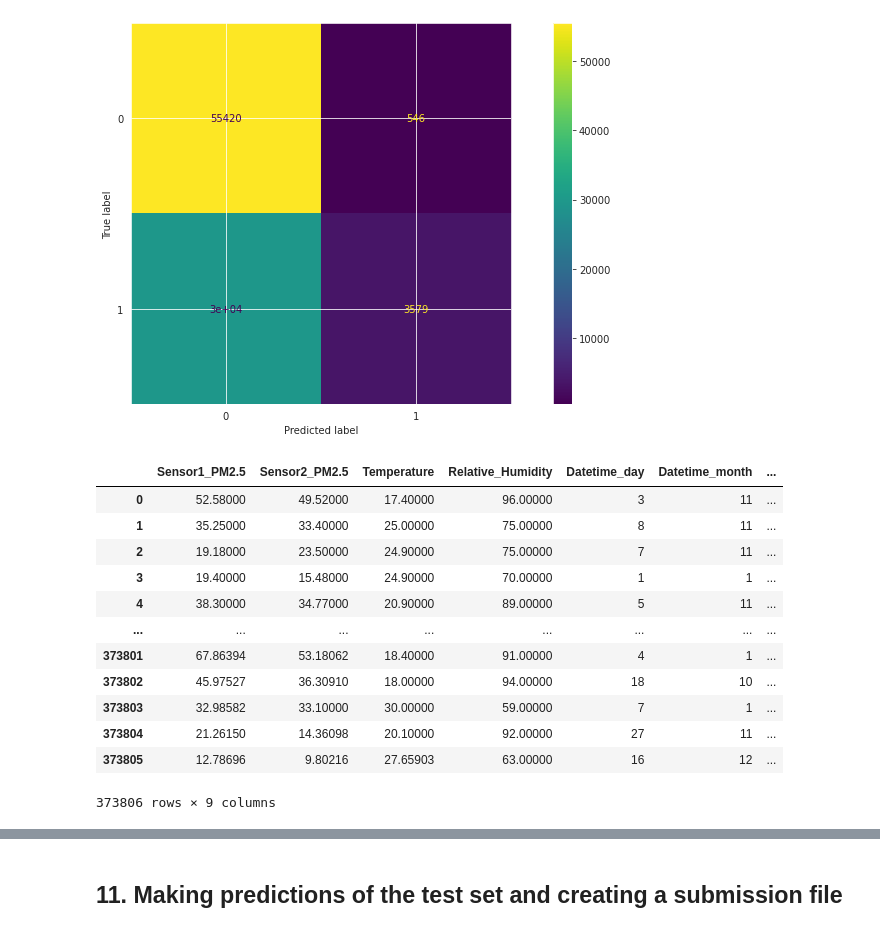
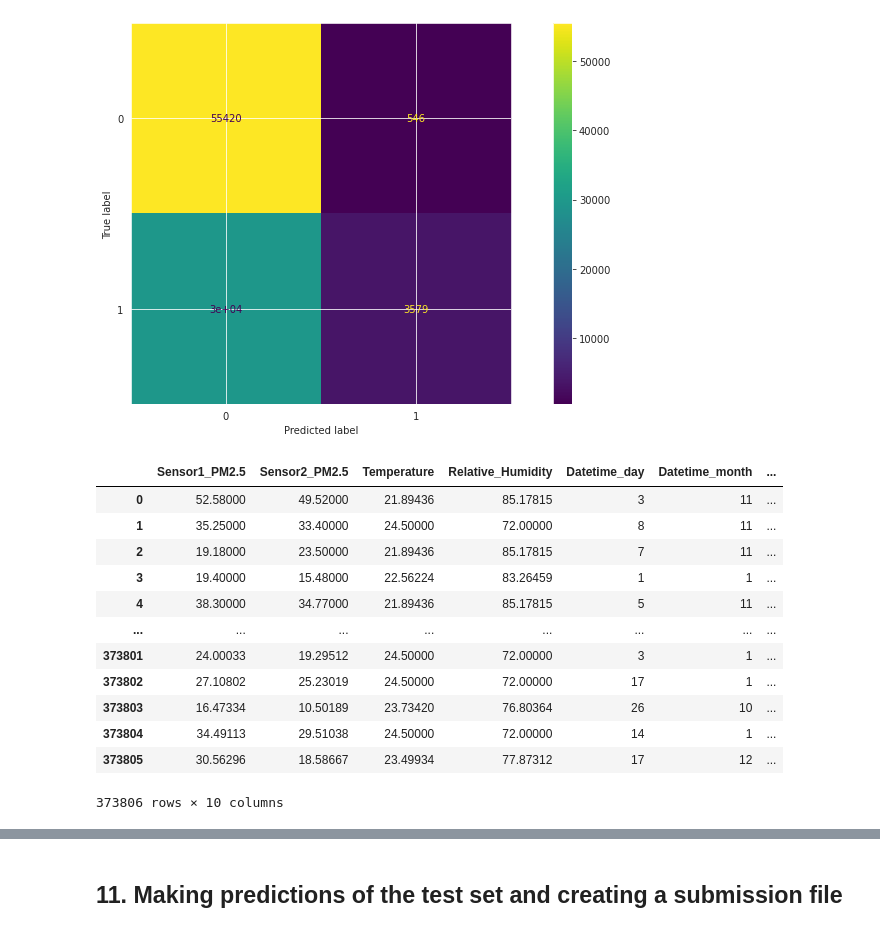
Before and after one commit to JONNY-ME/UmojaHackAfrica2022-FAQSC, a Jupyter notebook: Airqo_StarterNotebook.ipynb, the cells around one changed output, grey strips where cells are left out. Drawn from its saved outputs; the diff is of its cells as text; code cells hidden in the pictures.

Commit message:
4th submission null with mean

```diff
--- a/Airqo_StarterNotebook.ipynb
+++ b/Airqo_StarterNotebook.ipynb
@@ -331,0 +369,10 @@ print(nan_week_hour_temp_std)
+# %%
+# fill the null values with the monthly mean tempreture and relative humidity
+for month in range(12):
+    t_inx = data[(data.Datetime_month == month + 1) & (data.Temperature.isna())].index
+    h_inx = data[(data.Datetime_month == month + 1) & (data.Relative_Humidity.isna())].index
+
+    data.Temperature.loc[t_inx] = mothly_mean_temp[month]
+    data.Relative_Humidity.loc[h_inx] = monthly_mean_hum[month]
+
+data.isna().sum()
@@ -331,0 +394,4 @@ print(nan_week_hour_temp_std)
+# %%
+for sen in ['Sensor1_PM2.5', 'Sensor2_PM2.5']:
+    data[sen] = data[sen].fillna(data[sen].mean())
+data.isna().sum()
@@ -332,3 +413,6 @@ print(nan_week_hour_temp_std)
 # %% [markdown]
 <a name="Modelling"></a>
 ## 10.  Modelling
+# %%
+train, test = data[data.is_train == 1], data[data.is_train == 0]
+train
@@ -335,7 +433,7 @@ print(nan_week_hour_temp_std)
 # %%
 # Selecting the independent variables and the target variable
 train_feats = ['Sensor1_PM2.5',	'Sensor2_PM2.5',	'Temperature',	'Relative_Humidity',	'Datetime_day',\
-               'Datetime_month',	'Datetime_year', 'Datetime_hour']
+               'Datetime_month',	'Datetime_year', 'Datetime_hour', 'Datetime_week']
 
 X = train[train_feats].fillna(0)
 y = train.Offset_fault
@@ -345,7 +443,7 @@ X_train, X_test, y_train, y_test = train_test_split(X, y, test_size = 0.3, rando
 
 # Instantiating the model
 clf = RandomForestClassifier(max_depth = 3, random_state = 0)
-clf = CatBoostClassifier(verbose=False)
+# clf = CatBoostClassifier(verbose=False)
 clf.fit(X_train, y_train)
 
 # Making predictions
@@ -369,28 +477,28 @@ plt.show()
 # %%
 from imblearn.over_sampling import SMOTE
 
 smote = SMOTE()
 
 # fit predictor and target variable
 x_smote, y_smote = smote.fit_resample(X, y)
 
 new_train = pd.DataFrame(x_smote, columns = train_feats)
-new_train['Offset_fault'] = y_smote
+new_train['Offset_fault'] = y_smote.astype(int)
 new_train
 # %% [output]
 |  | Sensor1_PM2.5 | Sensor2_PM2.5 | Temperature | Relative_Humidity | Datetime_day | Datetime_month | ... |
-| 0 | 52.58000 | 49.52000 | 17.40000 | 96.00000 | 3 | 11 | ... |
-| 1 | 35.25000 | 33.40000 | 25.00000 | 75.00000 | 8 | 11 | ... |
-| 2 | 19.18000 | 23.50000 | 24.90000 | 75.00000 | 7 | 11 | ... |
-| 3 | 19.40000 | 15.48000 | 24.90000 | 70.00000 | 1 | 1 | ... |
-| 4 | 38.30000 | 34.77000 | 20.90000 | 89.00000 | 5 | 11 | ... |
+| 0 | 52.58000 | 49.52000 | 21.89436 | 85.17815 | 3 | 11 | ... |
+| 1 | 35.25000 | 33.40000 | 24.50000 | 72.00000 | 8 | 11 | ... |
+| 2 | 19.18000 | 23.50000 | 21.89436 | 85.17815 | 7 | 11 | ... |
+| 3 | 19.40000 | 15.48000 | 22.56224 | 83.26459 | 1 | 1 | ... |
+| 4 | 38.30000 | 34.77000 | 21.89436 | 85.17815 | 5 | 11 | ... |
 | ... | ... | ... | ... | ... | ... | ... | ... |
-| 373801 | 67.86394 | 53.18062 | 18.40000 | 91.00000 | 4 | 1 | ... |
-| 373802 | 45.97527 | 36.30910 | 18.00000 | 94.00000 | 18 | 10 | ... |
-| 373803 | 32.98582 | 33.10000 | 30.00000 | 59.00000 | 7 | 1 | ... |
-| 373804 | 21.26150 | 14.36098 | 20.10000 | 92.00000 | 27 | 11 | ... |
-| 373805 | 12.78696 | 9.80216 | 27.65903 | 63.00000 | 16 | 12 | ... |
+| 373801 | 24.00033 | 19.29512 | 24.50000 | 72.00000 | 3 | 1 | ... |
+| 373802 | 27.10802 | 25.23019 | 24.50000 | 72.00000 | 17 | 1 | ... |
+| 373803 | 16.47334 | 10.50189 | 23.73420 | 76.80364 | 26 | 10 | ... |
+| 373804 | 34.49113 | 29.51038 | 24.50000 | 72.00000 | 14 | 1 | ... |
+| 373805 | 30.56296 | 18.58667 | 23.49934 | 77.87312 | 17 | 12 | ... |
-373806 rows × 9 columns
+373806 rows × 10 columns
 # %%
 import numpy as np
 from math import sqrt
```
Also changed, not shown: parts of 17 cells of this notebook, 1 other file.
